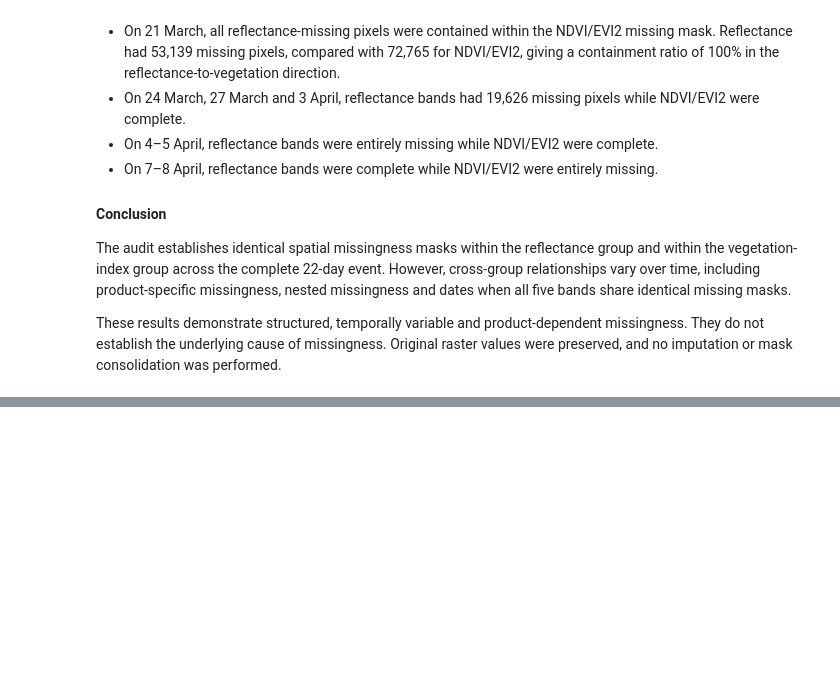
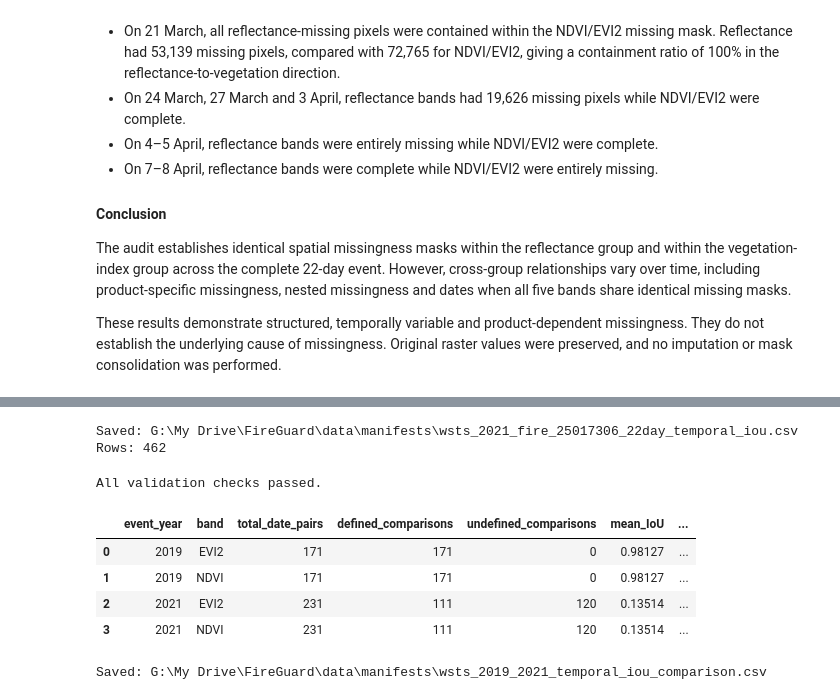
Before and after one commit to TheCodeCipher/fireguard, a Jupyter notebook: notebooks/wsts_eda.ipynb, the cells around one changed output, grey strips where cells are left out. Drawn from its saved outputs; the diff is of its cells as text; code cells hidden in the pictures; blank space fills up the shorter version.

```diff
--- a/notebooks/wsts_eda.ipynb
+++ b/notebooks/wsts_eda.ipynb
@@ -2263,0 +2813,78 @@ These results demonstrate structured, temporally variable and product-dependent
+# %%
+output_path_2021 = (
+    MANIFEST_DIR /
+    "wsts_2021_fire_25017306_22day_temporal_iou.csv"
+)
+
+temporal_iou_2021.to_csv(output_path_2021, index=False)
+
+print("Saved:", output_path_2021)
+print("Rows:", len(temporal_iou_2021))
+# %% [output]
+Saved: G:\My Drive\FireGuard\data\manifests\wsts_2021_fire_25017306_22day_temporal_iou.csv
+Rows: 462
+# %%
+assert len(temporal_iou_2021) == 462
+
+assert set(temporal_iou_2021["band"]) == {
+    "NDVI", "EVI2"
+}
+
+assert temporal_iou_2021.groupby("band").size().to_dict() == {
+    "EVI2": 231,
+    "NDVI": 231,
+}
+
+assert temporal_iou_2021["IoU"].dropna().between(0, 1).all()
+
+# Confirm NDVI and EVI2 have identical masks on every date.
+for date in selected_dates_2021:
+    assert np.array_equal(
+        missing_masks_2021[date]["NDVI"],
+        missing_masks_2021[date]["EVI2"]
+    ), f"NDVI/EVI2 mask mismatch on {date}"
+
+print("All validation checks passed.")
+# %% [output]
+All validation checks passed.
+# %%
+# Combine the pairwise IoU results
+temporal_iou_2019["event_year"] = 2019
+temporal_iou_2021["event_year"] = 2021
+
+combined_temporal_iou = pd.concat(
+    [temporal_iou_2019, temporal_iou_2021],
+    ignore_index=True
+)
+
+comparison_summary = (
+    combined_temporal_iou
+    .groupby(["event_year", "band"])
+    .agg(
+        total_date_pairs=("IoU", "size"),
+        defined_comparisons=("IoU", "count"),
+        undefined_comparisons=("IoU", lambda x: x.isna().sum()),
+        mean_IoU=("IoU", "mean"),
+        median_IoU=("IoU", "median"),
+        min_IoU=("IoU", "min"),
+        max_IoU=("IoU", "max"),
+    )
+    .reset_index()
+)
+
+display(comparison_summary.round(5))
+
+comparison_path = (
+    MANIFEST_DIR / "wsts_2019_2021_temporal_iou_comparison.csv"
+)
+
+comparison_summary.to_csv(comparison_path, index=False)
+
+print("Saved:", comparison_path)
+# %% [output]
+|  | event_year | band | total_date_pairs | defined_comparisons | undefined_comparisons | mean_IoU | ... |
+| 0 | 2019 | EVI2 | 171 | 171 | 0 | 0.98127 | ... |
+| 1 | 2019 | NDVI | 171 | 171 | 0 | 0.98127 | ... |
+| 2 | 2021 | EVI2 | 231 | 111 | 120 | 0.13514 | ... |
+| 3 | 2021 | NDVI | 231 | 111 | 120 | 0.13514 | ... |
+Saved: G:\My Drive\FireGuard\data\manifests\wsts_2019_2021_temporal_iou_comparison.csv
```
Also changed, not shown: parts of 17 cells of this notebook.
